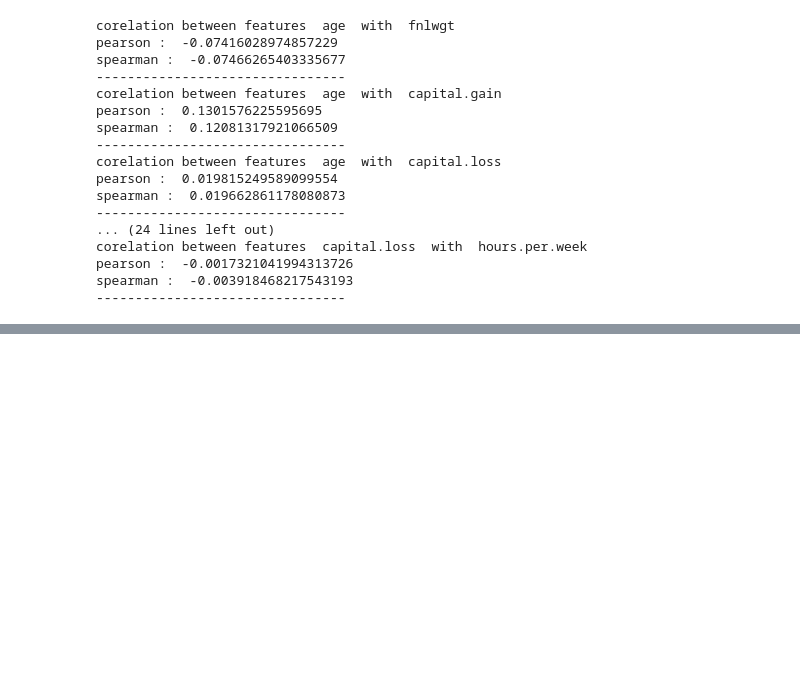
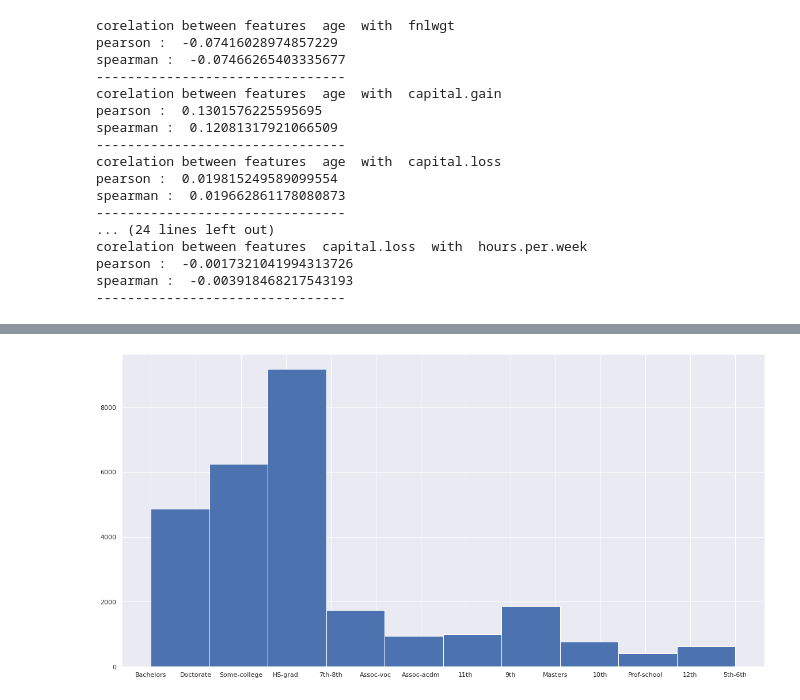
Before and after one commit to nicholasanthonys/tubes-probabilias-statistika, a Jupyter notebook: Tubes Data Cleaning.ipynb, the cells around one changed output, grey strips where cells are left out. Cells and saved outputs as stored; diff of their text form; code cells hidden in the pictures; blank space fills up the shorter version.

```diff
--- a/Tubes Data Cleaning.ipynb
+++ b/Tubes Data Cleaning.ipynb
@@ -355,0 +378,6 @@ spearman :  -0.003918468217543193
+# %%
+plt.figure(figsize=(20,10))
+plt.hist(datacensus["education"])
+plt.show()
+# %% [output]
+[figure, added]
```
Also changed, not shown: parts of 16 cells of this notebook.
